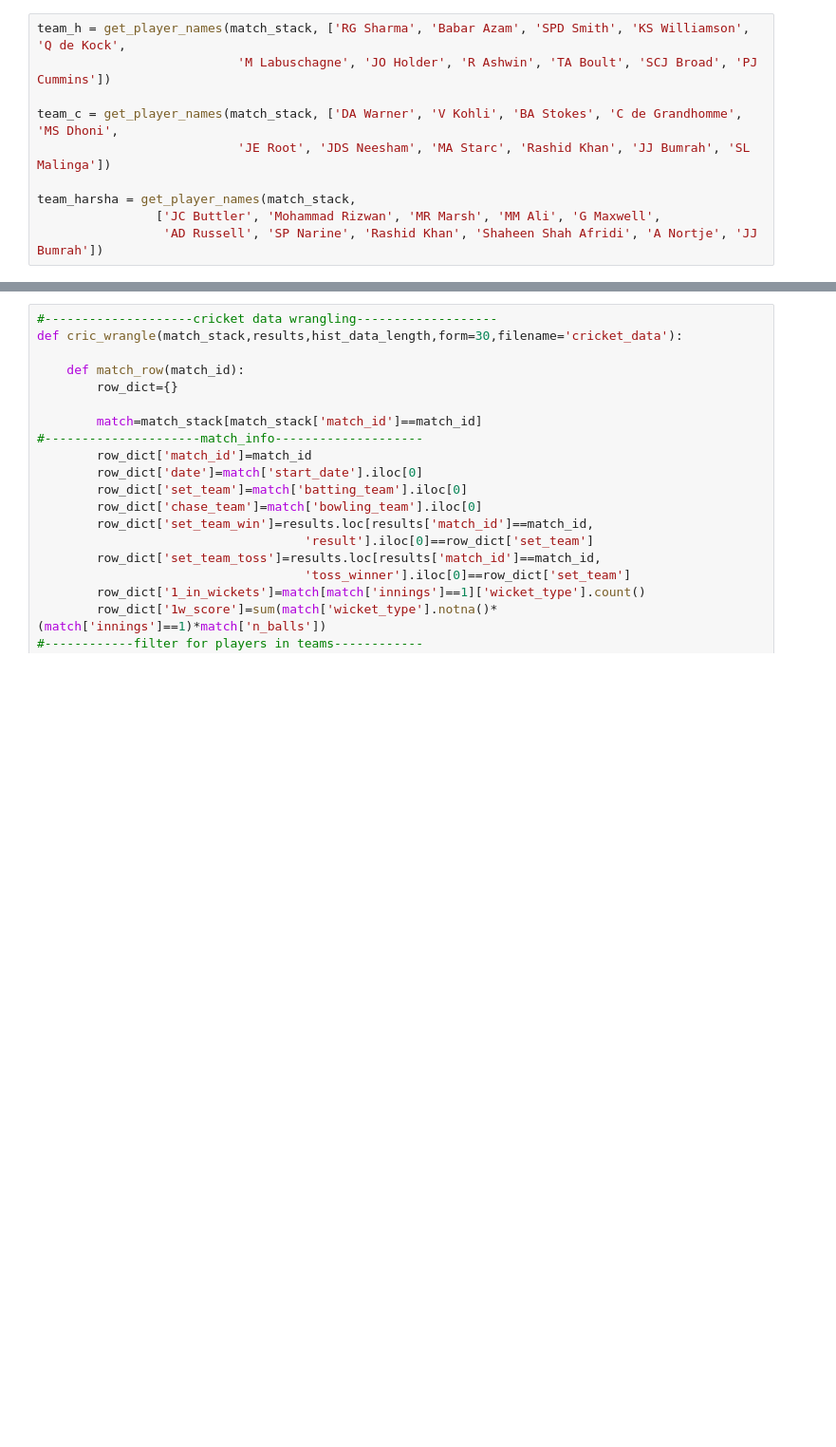
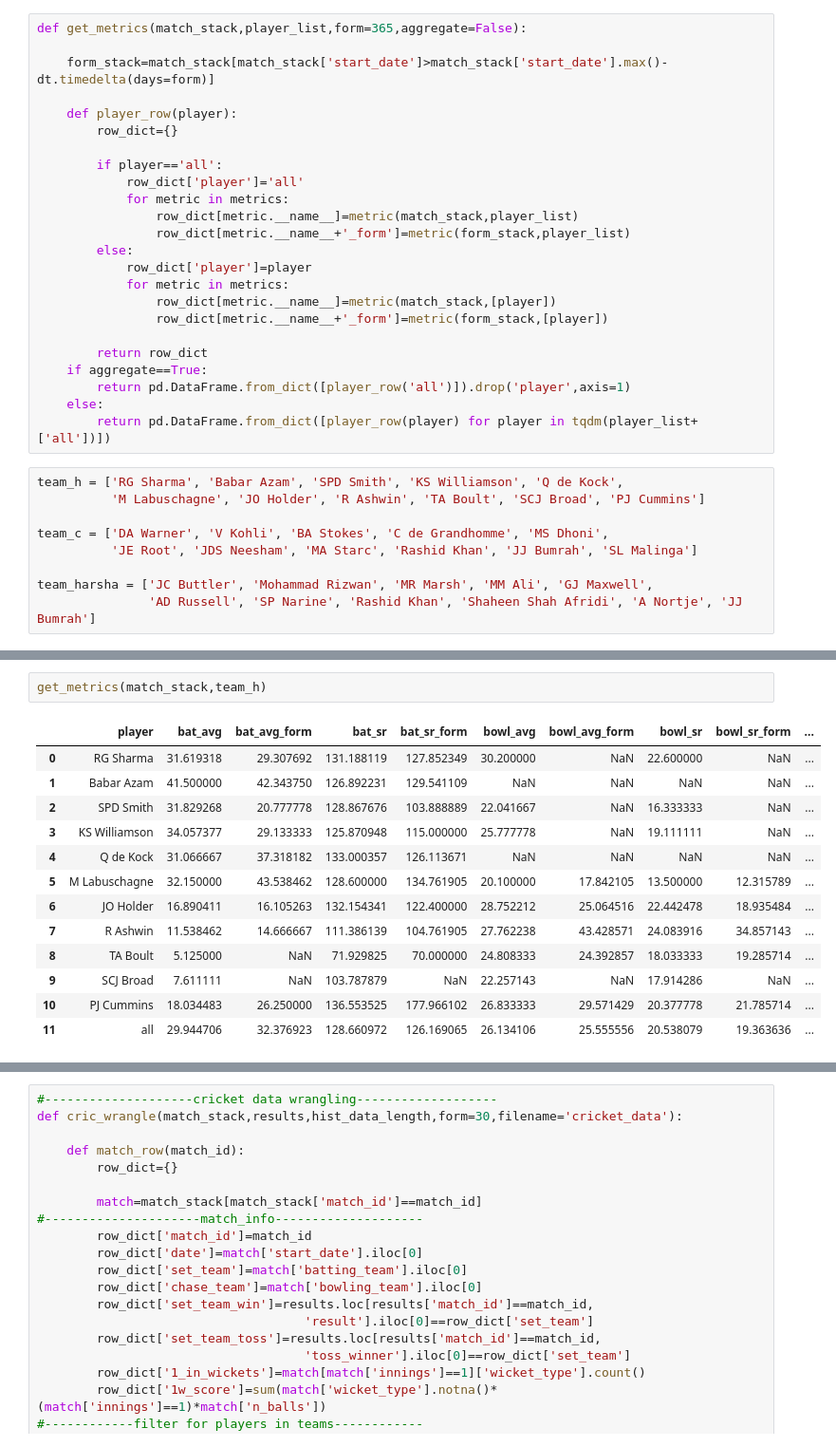
Before and after one commit to caiodrear/cricket, a Jupyter notebook: code/classification_models/fe model/data_wrangle.ipynb, the cells around one changed output, grey strips where cells are left out. Shown at 95% size. Drawn from its saved outputs; the diff is of its cells as text; blank space fills up the shorter version.

```diff
--- a/code/classification_models/fe model/data_wrangle.ipynb
+++ b/code/classification_models/fe model/data_wrangle.ipynb
@@ -86,10 +29,33 @@ df_normalized.describe()
+# %%
+def get_metrics(match_stack,player_list,form=365,aggregate=False):
+
+    form_stack=match_stack[match_stack['start_date']>match_stack['start_date'].max()-dt.timedelta(days=form)]
+
+    def player_row(player):
+        row_dict={}
+
+        if player=='all':
+            row_dict['player']='all'
+            for metric in metrics:
+                row_dict[metric.__name__]=metric(match_stack,player_list)
+                row_dict[metric.__name__+'_form']=metric(form_stack,player_list)
+        else:
+            row_dict['player']=player
+            for metric in metrics:
+                row_dict[metric.__name__]=metric(match_stack,[player])
+                row_dict[metric.__name__+'_form']=metric(form_stack,[player])
+
+        return row_dict
+    if aggregate==True:
+        return pd.DataFrame.from_dict([player_row('all')]).drop('player',axis=1)
+    else:
+        return pd.DataFrame.from_dict([player_row(player) for player in tqdm(player_list+['all'])])
 # %%
-team_h = get_player_names(match_stack, ['RG Sharma', 'Babar Azam', 'SPD Smith', 'KS Williamson', 'Q de Kock',
-                           'M Labuschagne', 'JO Holder', 'R Ashwin', 'TA Boult', 'SCJ Broad', 'PJ Cummins'])
+team_h = ['RG Sharma', 'Babar Azam', 'SPD Smith', 'KS Williamson', 'Q de Kock',
+          'M Labuschagne', 'JO Holder', 'R Ashwin', 'TA Boult', 'SCJ Broad', 'PJ Cummins']
 
-team_c = get_player_names(match_stack, ['DA Warner', 'V Kohli', 'BA Stokes', 'C de Grandhomme', 'MS Dhoni',
-                           'JE Root', 'JDS Neesham', 'MA Starc', 'Rashid Khan', 'JJ Bumrah', 'SL Malinga'])
+team_c = ['DA Warner', 'V Kohli', 'BA Stokes', 'C de Grandhomme', 'MS Dhoni',
+          'JE Root', 'JDS Neesham', 'MA Starc', 'Rashid Khan', 'JJ Bumrah', 'SL Malinga']
 
-team_harsha = get_player_names(match_stack,
-                ['JC Buttler', 'Mohammad Rizwan', 'MR Marsh', 'MM Ali', 'G Maxwell',
-                 'AD Russell', 'SP Narine', 'Rashid Khan', 'Shaheen Shah Afridi', 'A Nortje', 'JJ Bumrah'])
+team_harsha = ['JC Buttler', 'Mohammad Rizwan', 'MR Marsh', 'MM Ali', 'GJ Maxwell',
+               'AD Russell', 'SP Narine', 'Rashid Khan', 'Shaheen Shah Afridi', 'A Nortje', 'JJ Bumrah']
@@ -260,0 +62,16 @@ data_dict, cric_matrices = cric_wrangle(match_stack, results)
+# %%
+get_metrics(match_stack,team_h)
+# %% [output]
+|  | player | bat_avg | bat_avg_form | bat_sr | bat_sr_form | bowl_avg | bowl_avg_form | bowl_sr | bowl_sr_form | ... |
+| 0 | RG Sharma | 31.619318 | 29.307692 | 131.188119 | 127.852349 | 30.200000 | NaN | 22.600000 | NaN | ... |
+| 1 | Babar Azam | 41.500000 | 42.343750 | 126.892231 | 129.541109 | NaN | NaN | NaN | NaN | ... |
+| 2 | SPD Smith | 31.829268 | 20.777778 | 128.867676 | 103.888889 | 22.041667 | NaN | 16.333333 | NaN | ... |
+| 3 | KS Williamson | 34.057377 | 29.133333 | 125.870948 | 115.000000 | 25.777778 | NaN | 19.111111 | NaN | ... |
+| 4 | Q de Kock | 31.066667 | 37.318182 | 133.000357 | 126.113671 | NaN | NaN | NaN | NaN | ... |
+| 5 | M Labuschagne | 32.150000 | 43.538462 | 128.600000 | 134.761905 | 20.100000 | 17.842105 | 13.500000 | 12.315789 | ... |
+| 6 | JO Holder | 16.890411 | 16.105263 | 132.154341 | 122.400000 | 28.752212 | 25.064516 | 22.442478 | 18.935484 | ... |
+| 7 | R Ashwin | 11.538462 | 14.666667 | 111.386139 | 104.761905 | 27.762238 | 43.428571 | 24.083916 | 34.857143 | ... |
+| 8 | TA Boult | 5.125000 | NaN | 71.929825 | 70.000000 | 24.808333 | 24.392857 | 18.033333 | 19.285714 | ... |
+| 9 | SCJ Broad | 7.611111 | NaN | 103.787879 | NaN | 22.257143 | NaN | 17.914286 | NaN | ... |
+| 10 | PJ Cummins | 18.034483 | 26.250000 | 136.553525 | 177.966102 | 26.833333 | 29.571429 | 20.377778 | 21.785714 | ... |
+| 11 | all | 29.944706 | 32.376923 | 128.660972 | 126.169065 | 26.134106 | 25.555556 | 20.538079 | 19.363636 | ... |
```
Also changed, not shown: parts of 33 cells of this notebook, 4 other files.
